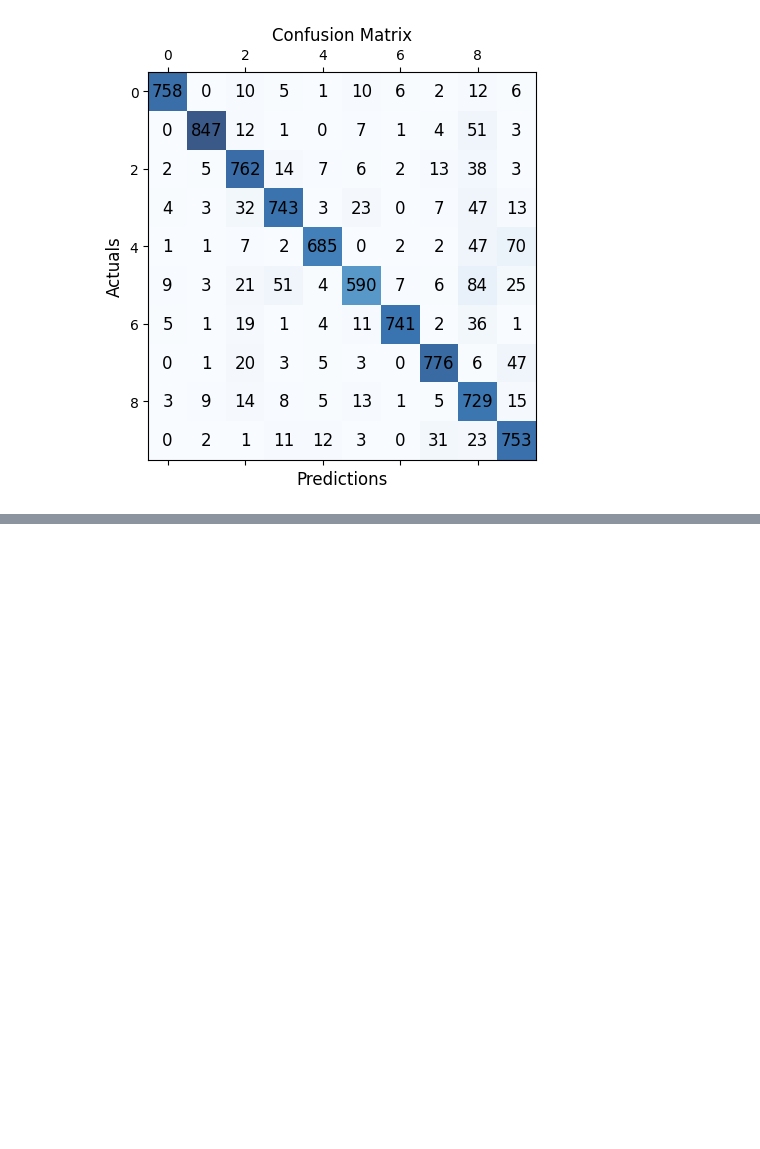
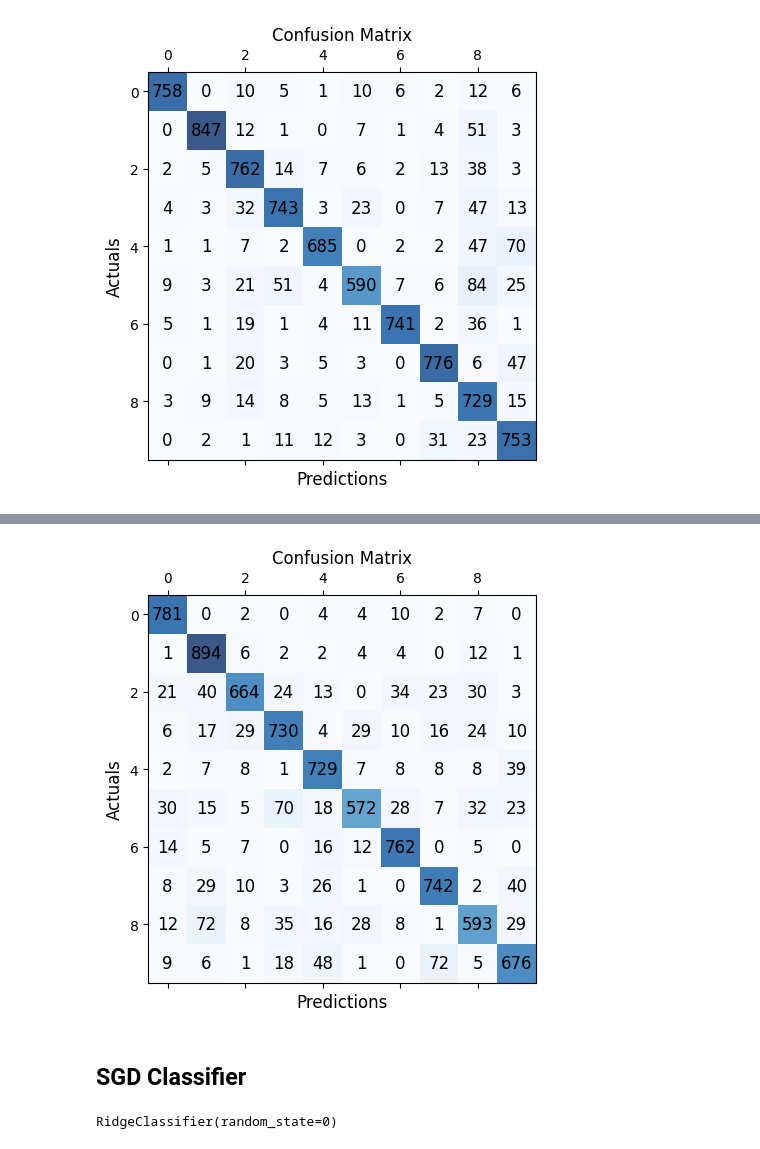
Before and after one commit to armadrigal/Proyectos-ML-Kaggle, a Jupyter notebook: Digit Recognizer/Digit Recognizer sklearn different models.ipynb, the cells around one changed output, grey strips where cells are left out. Cells and saved outputs as stored; diff of their text form; code cells hidden in the pictures; blank space fills up the shorter version.

Commit message:
se incluyen clasificadored Ridge y SGD

```diff
--- a/Digit Recognizer/Digit Recognizer sklearn different models.ipynb
+++ b/Digit Recognizer/Digit Recognizer sklearn different models.ipynb
@@ -134,0 +137,3 @@ plot_confusion_matrix(y_test, y_pred)
+# %%
+model = RidgeClassifier(random_state=0)
+model.fit(x_train, y_train)
@@ -134,0 +142,3 @@ plot_confusion_matrix(y_test, y_pred)
+# %%
+y_pred = model.predict(x_test)
+print(classification_report(y_test, y_pred))
@@ -134,0 +162,11 @@ plot_confusion_matrix(y_test, y_pred)
+# %%
+plot_confusion_matrix(y_test, y_pred)
+# %% [output]
+[figure, added]
+# %% [markdown]
+## SGD Classifier
+# %%
+model = RidgeClassifier(random_state=0)
+model.fit(x_train, y_train)
+# %% [output]
+RidgeClassifier(random_state=0)
```
Also changed, not shown: parts of 6 cells of this notebook.
